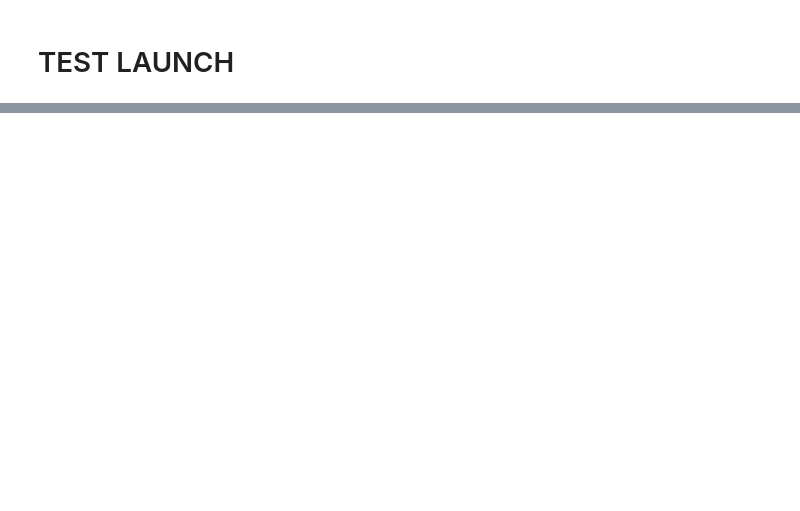
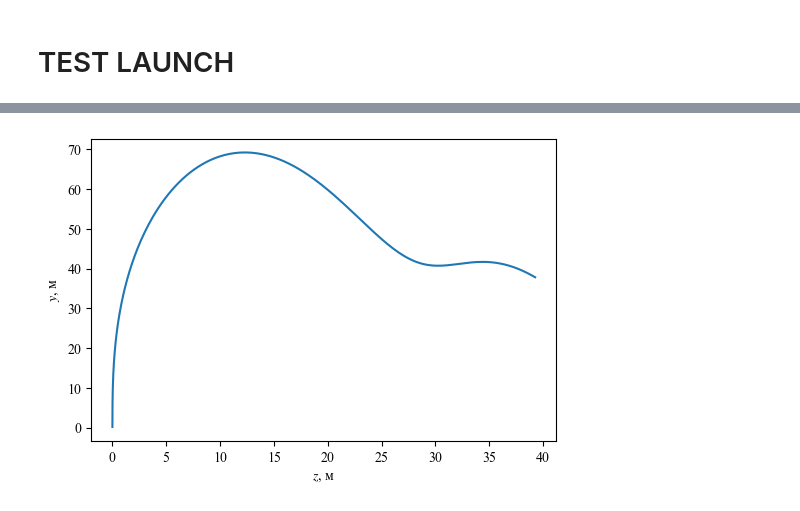
Before and after one commit to kirtis26/Missile3D, a Jupyter notebook: Missile3D.ipynb, the cells around one changed output, grey strips where cells are left out. Cells and saved outputs as stored; diff of their text form; code cells hidden in the pictures; blank space fills up the shorter version.

```diff
--- a/Missile3D.ipynb
+++ b/Missile3D.ipynb
@@ -947,0 +996,8 @@ plt.show()
+# %%
+plt.figure(dpi=100)
+plt.plot(mis.history['z'], mis.history['y'])
+plt.xlabel('$z$, м')
+plt.ylabel('$y$, м')
+plt.show()
+# %% [output]
+[figure, added]
```
Also changed, not shown: parts of 13 cells of this notebook, 1 other file.
